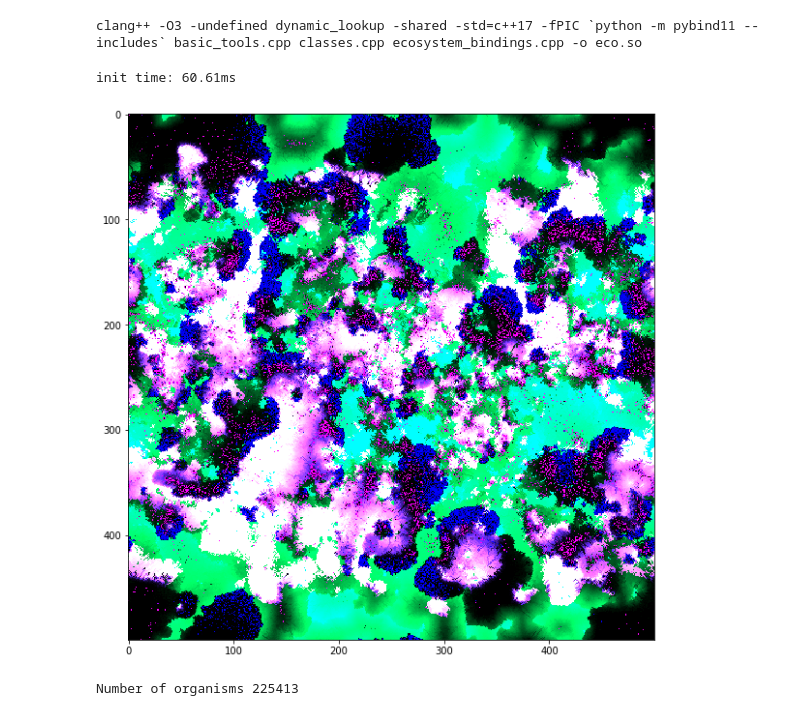
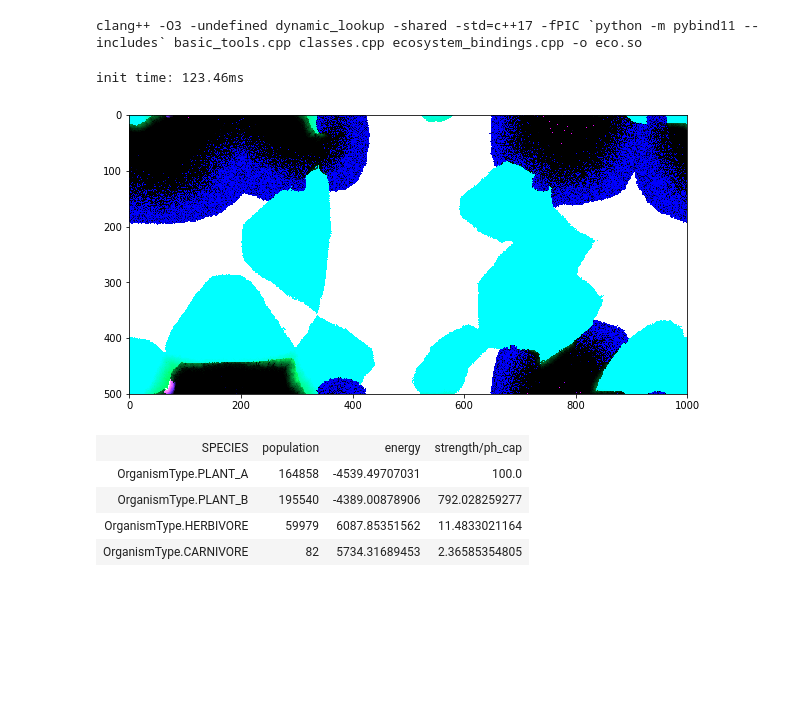
Before and after one commit to salasgar/Ecosystems, a Jupyter notebook: pruebas_cpp/ecosystems_analysis.ipynb, the cells around one changed output. Saved outputs shown, nothing was run; the diff lists cells and outputs as text; code cells hidden in the pictures; blank space fills up the shorter version.

Commit message:
table of statistics

```diff
--- a/pruebas_cpp/ecosystems_analysis.ipynb
+++ b/pruebas_cpp/ecosystems_analysis.ipynb
@@ -17,24 +22,41 @@ import copy
 start = time.time()
 e = eco.Ecosystem()
 e.initialize()
-e.create_new_organisms(eco.OrganismType.PLANT_A, 2000);
-e.create_new_organisms(eco.OrganismType.PLANT_B, 2000);
-e.create_new_organisms(eco.OrganismType.HERBIVORE, 200);
-e.create_new_organisms(eco.OrganismType.CARNIVORE, 200);
+#e.create_new_organisms(eco.OrganismType.PLANT_A, 20);
+#e.create_new_organisms(eco.OrganismType.PLANT_B, 20);
+e.create_new_organisms(eco.OrganismType.HERBIVORE, 20);
+e.create_new_organisms(eco.OrganismType.CARNIVORE, 20);
 print("init time: {:.2f}ms".format(1000 * (time.time() - start)))
+
+def strength_ph_cap(org_type):
+    if org_type in [eco.OrganismType.PLANT_A, eco.OrganismType.PLANT_B]:
+        return e.mean_of_attribute(eco.OrganismAttribute.PHOTOSYNTHESIS_CAPACITY, org_type)
+    else:
+        return e.mean_of_attribute(eco.OrganismAttribute.STRENGTH, org_type)
+
+def make_row(org_type):
+    # "SPECIES", "population", "energy", "strength/ph_cap"
+    return [
+        org_type,
+        e.get_num_organisms_of_type(org_type),
+        e.mean_of_attribute(eco.OrganismAttribute.ENERGY_RESERVE, org_type),
+        strength_ph_cap(org_type)
+    ]
 # %% [output]
-init time: 60.61ms
+init time: 123.46ms
 # %%
 num_iters = 1000000
 num_organisms = []
-periodic_plot = 20
+periodic_plot = 50
 import tqdm
 #e.create_new_organisms(eco.OrganismType.PLANT_A, 100);
 #e.create_new_organisms(eco.OrganismType.PLANT_B, 100);
-#e.create_new_organisms(eco.OrganismType.HERBIVORE, 100);
-#e.create_new_organisms(eco.OrganismType.CARNIVORE, 100);
+#e.create_new_organisms(eco.OrganismType.HERBIVORE, 10000);
+#e.create_new_organisms(eco.OrganismType.CARNIVORE, 10);
+#print e.get_num_organisms(), "organisms created"
 
 for i in tqdm.tqdm(range(num_iters)):
+
     start = time.time()
     try:
         e.evolve()
@@ -42,23 +64,10 @@ for i in tqdm.tqdm(range(num_iters)):
         break
     num_organisms.append(e.get_num_organisms())
 
-    # ------------------------------------------------------------
-    # We have to do this:
-    if e.get_num_organisms_of_type(eco.OrganismType.PLANT_A) < 100:
-        e.create_new_organisms(eco.OrganismType.PLANT_A, 10);
-    if e.get_num_organisms_of_type(eco.OrganismType.PLANT_B) < 100:
-        e.create_new_organisms(eco.OrganismType.PLANT_B, 10);
-    if e.get_num_organisms_of_type(eco.OrganismType.HERBIVORE) < 100:
-        e.create_new_organisms(eco.OrganismType.HERBIVORE, 10);
-    if e.get_num_organisms_of_type(eco.OrganismType.CARNIVORE) < 100:
-        e.create_new_organisms(eco.OrganismType.CARNIVORE, 10);
-    # because this doesn't work:
-    #e.keep_number_of_organisms_above(eco.OrganismType.PLANT_A, 100)
-    #e.keep_number_of_organisms_above(eco.OrganismType.PLANT_B, 100)
-    #e.keep_number_of_organisms_above(eco.OrganismType.HERBIVORE, 100)
-    #e.keep_number_of_organisms_above(eco.OrganismType.CARNIVORE, 100)
-    # Why?
-    # ------------------------------------------------------------
+    e.keep_number_of_organisms_above(eco.OrganismType.PLANT_A, 10)
+    e.keep_number_of_organisms_above(eco.OrganismType.PLANT_B, 10)
+    e.keep_number_of_organisms_above(eco.OrganismType.HERBIVORE, 10)
+    e.keep_number_of_organisms_above(eco.OrganismType.CARNIVORE, 10)
 
     if i % periodic_plot == 0:
         """
@@ -77,35 +86,50 @@ for i in tqdm.tqdm(range(num_iters)):
                                   eco.OrganismAttribute.ENERGY_RESERVE,
                                   eco.OrganismType.PLANT_B),
                      copy=False)
         m_a = m_aa + m_ab * 10.0
         m_b = np.array(eco.Matrix(e,
                                   eco.OrganismAttribute.ENERGY_RESERVE,
                                   eco.OrganismType.HERBIVORE),
                      copy=False)
         m_c = np.array(eco.Matrix(e,
                                   eco.OrganismAttribute.ENERGY_RESERVE,
                                   eco.OrganismType.CARNIVORE),
                      copy=False)
+
         m_c += m_ab
         m_b += m_c + m_aa * 0.007
         #m_b += m_ab
-        image = np.zeros((m_a.shape[0], m_a.shape[1], 3))
+        image = np.zeros((m_a.shape[1], m_a.shape[0], 3))
         image[:, :, 0] = m_c.T / 1500.0 #+ m_te.T / 2000.0 # r
         image[:, :, 1] = m_a.T / 35000.0 #+ m_sl.T / 1000.0 # g
         image[:, :, 2] = m_b.T / 600.0 #+ m_sl.T / 1000.0 # b
         plt.figure(figsize=(10, 10))
         plt.imshow(image[:, :, :], interpolation='None', vmin=0.0, vmax=1.0)
         #if i % (10 * periodic_plot) == 0:
         #    plt.figure()
         #    plt.plot(num_organisms, 'b')
         #    plt.grid()
         #    plt.xlabel('Cycle')
         #    plt.ylabel('Num organisms')
         #    plt.show()
         clear_output(wait=True)
         plt.show()
-        print "Number of organisms", e.get_num_organisms()
+
+        table = [
+            ["SPECIES", "population", "energy", "strength/ph_cap"],
+            #["PLANT_A", e.get_num_organisms_of_type(eco.OrganismType.PLANT_A), 0, 0]
+            make_row(eco.OrganismType.PLANT_A),
+            make_row(eco.OrganismType.PLANT_B),
+            make_row(eco.OrganismType.HERBIVORE),
+            make_row(eco.OrganismType.CARNIVORE)
+        ]
+        display(HTML(tabulate.tabulate(table, tablefmt='html')))
+        #print e.get_num_organisms()
 # %% [output]
-[figure, old version]
+[figure, new version]
-Number of organisms 225413
+| SPECIES | population | energy | strength/ph_cap |
+| OrganismType.PLANT_A | 164858 | -4539.49707031 | 100.0 |
+| OrganismType.PLANT_B | 195540 | -4389.00878906 | 792.028259277 |
+| OrganismType.HERBIVORE | 59979 | 6087.85351562 | 11.4833021164 |
+| OrganismType.CARNIVORE | 82 | 5734.31689453 | 2.36585354805 |
 # %%
```
Also changed, not shown: parts of 7 cells of this notebook, 6 other files.
